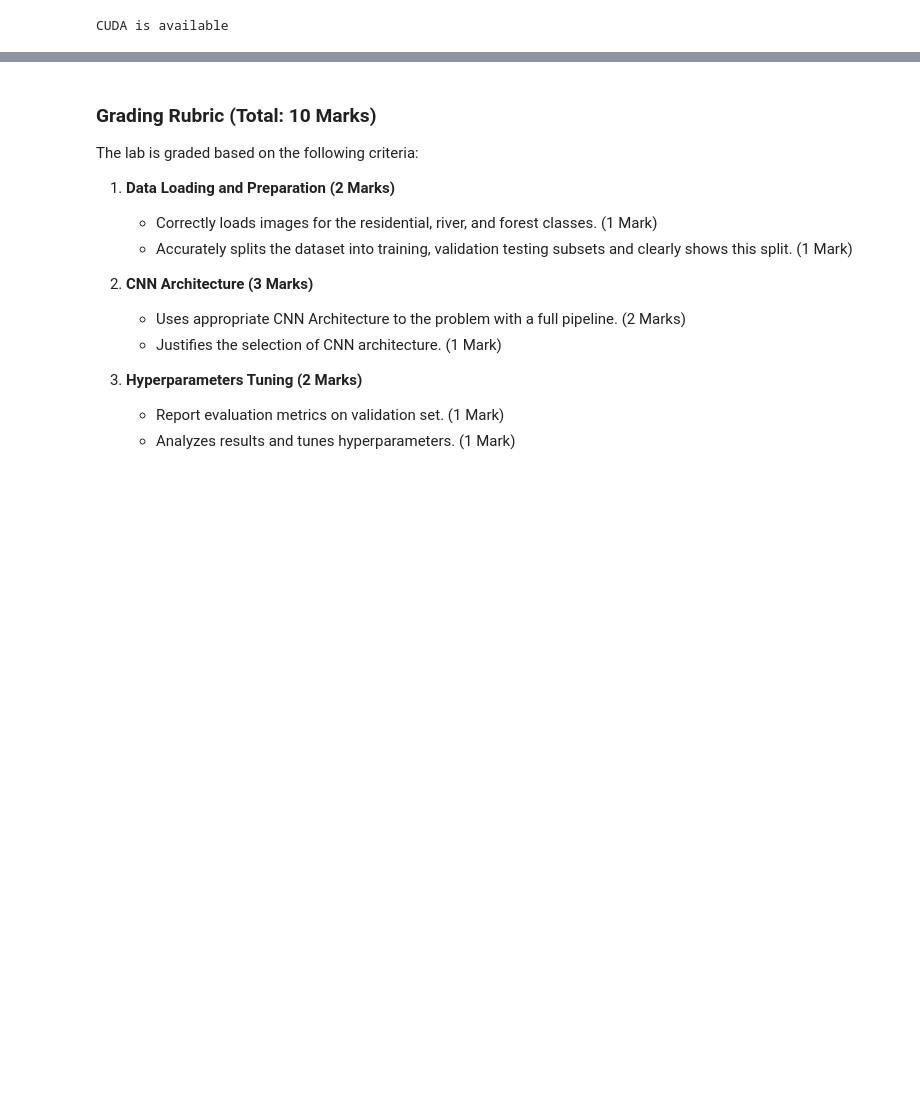
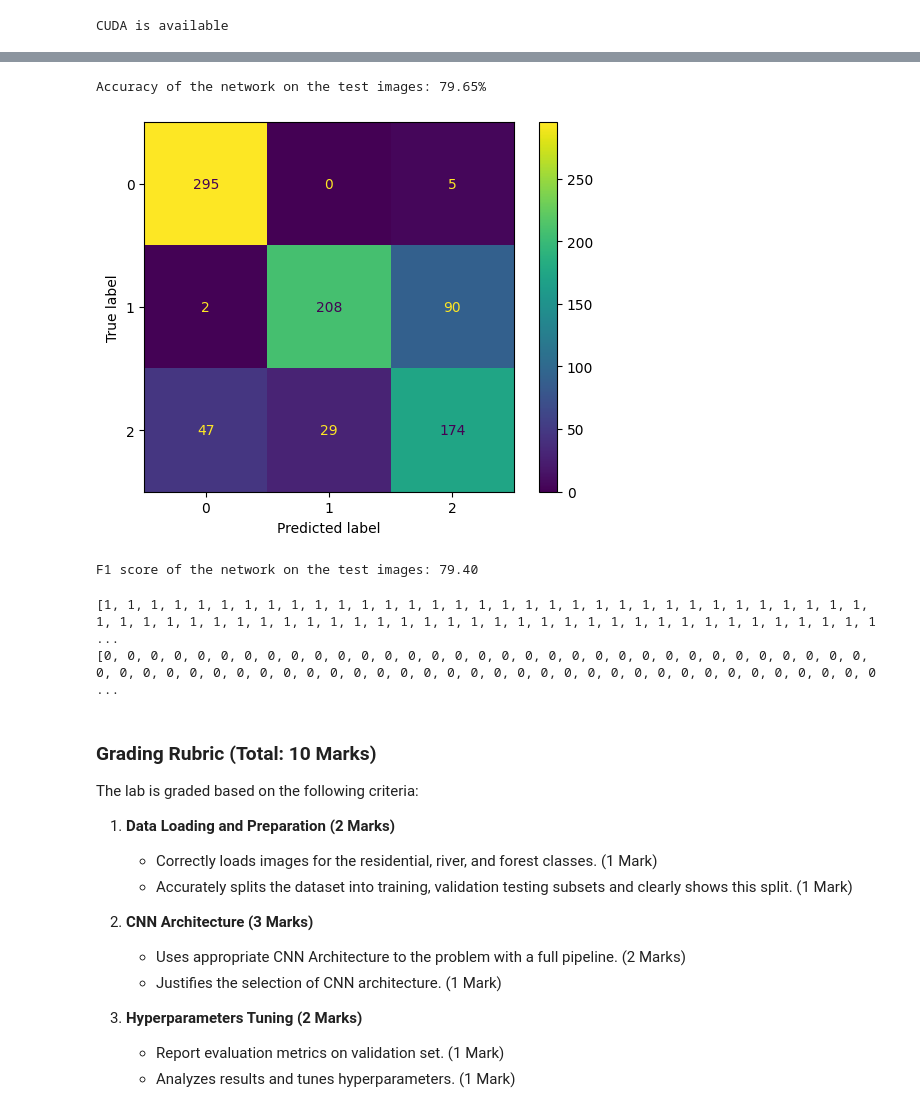
Before and after one commit to norhanreda/satellite-imagery-labs, a Jupyter notebook: Lab4 - CNN/Lab 4 - CNN/Convolutional Neural Networks.ipynb, the cells around one changed output, grey strips where cells are left out. Saved outputs shown, nothing was run; the diff lists cells and outputs as text; code cells hidden in the pictures; blank space fills up the shorter version.

```diff
--- a/Lab4 - CNN/Lab 4 - CNN/Convolutional Neural Networks.ipynb
+++ b/Lab4 - CNN/Lab 4 - CNN/Convolutional Neural Networks.ipynb
@@ -435,3 +455,52 @@ Accuracy of the network on the 10000 test images: 35 %
+# %%
+# Test the network on the test data
+correct = 0
+total = 0
+all_predicted = []
+all_labels = []
+with torch.no_grad():
+    for image,labels in tqdm(test_dataloader, desc="Evaluation"):
+
+        image = image.float()
+        # labels = labels.float()
+        image = image.to(device)
+        labels = labels.to(device)
+        outputs = net(image)
+        _, predicted = torch.max(outputs.data, 1)
+        total += labels.size(0)
+        correct += (predicted == labels).sum().item()
+        # predicted = predicted.int().cpu().numpy()
+        # labels = labels.int().cpu().numpy()
+        all_predicted.extend(predicted.int().cpu().numpy())
+        all_labels.extend(labels.int().cpu().numpy())
+
+# print('Accuracy of the network on the 10000 test images: %d %%' % (
+#     100 * correct / total))
+accuracy = accuracy_score(all_labels, all_predicted)
+print('Accuracy of the network on the test images: {:.2f}%'.format(100 * accuracy))
+
+# Calculate confusion matrix
+cm = confusion_matrix(all_labels, all_predicted)
+label = ["0","1","2"]
+cm_display = ConfusionMatrixDisplay(confusion_matrix = cm, display_labels = label)
+cm_display.plot()
+plt.show()
+# print('Confusion matrix:')
+# print(conf_matrix)
+
+# Calculate F1 score
+f1 = f1_score(all_labels, all_predicted, average='weighted')
+print('F1 score of the network on the test images: {:.2f}'.format(f1*100))
+# %% [output]
+Accuracy of the network on the test images: 79.65%
+[figure, added]
+F1 score of the network on the test images: 79.40
+# %%
+print(all_labels)
+print(all_predicted)
+# %% [output]
+[1, 1, 1, 1, 1, 1, 1, 1, 1, 1, 1, 1, 1, 1, 1, 1, 1, 1, 1, 1, 1, 1, 1, 1, 1, 1, 1, 1, 1, 1, 1, 1, 1, 1, 1, 1, 1, 1, 1, 1, 1, 1, 1, 1, 1, 1, 1, 1, 1, 1, 1, 1, 1, 1, 1, 1, 1, 1, 1, 1, 1, 1, 1, 1, 1, 1, 1 ...
+[0, 0, 0, 0, 0, 0, 0, 0, 0, 0, 0, 0, 0, 0, 0, 0, 0, 0, 0, 0, 0, 0, 0, 0, 0, 0, 0, 0, 0, 0, 0, 0, 0, 0, 0, 0, 0, 0, 0, 0, 0, 0, 0, 0, 0, 0, 0, 0, 0, 0, 0, 0, 0, 0, 0, 0, 0, 0, 0, 0, 0, 0, 0, 0, 0, 0, 0 ...
 # %%
 # Good Luck from Psy and wish me well
 # I wish you you well
```
Also changed, not shown: parts of 4 cells of this notebook.
